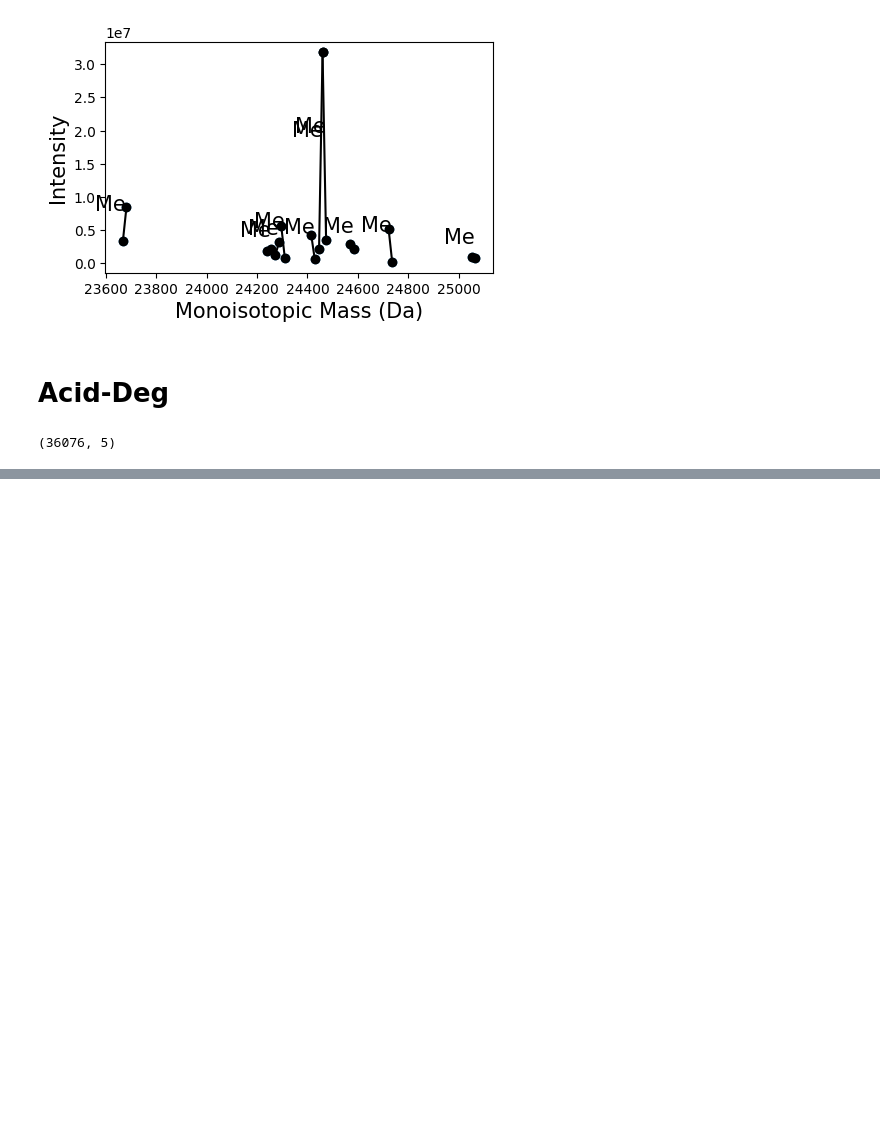
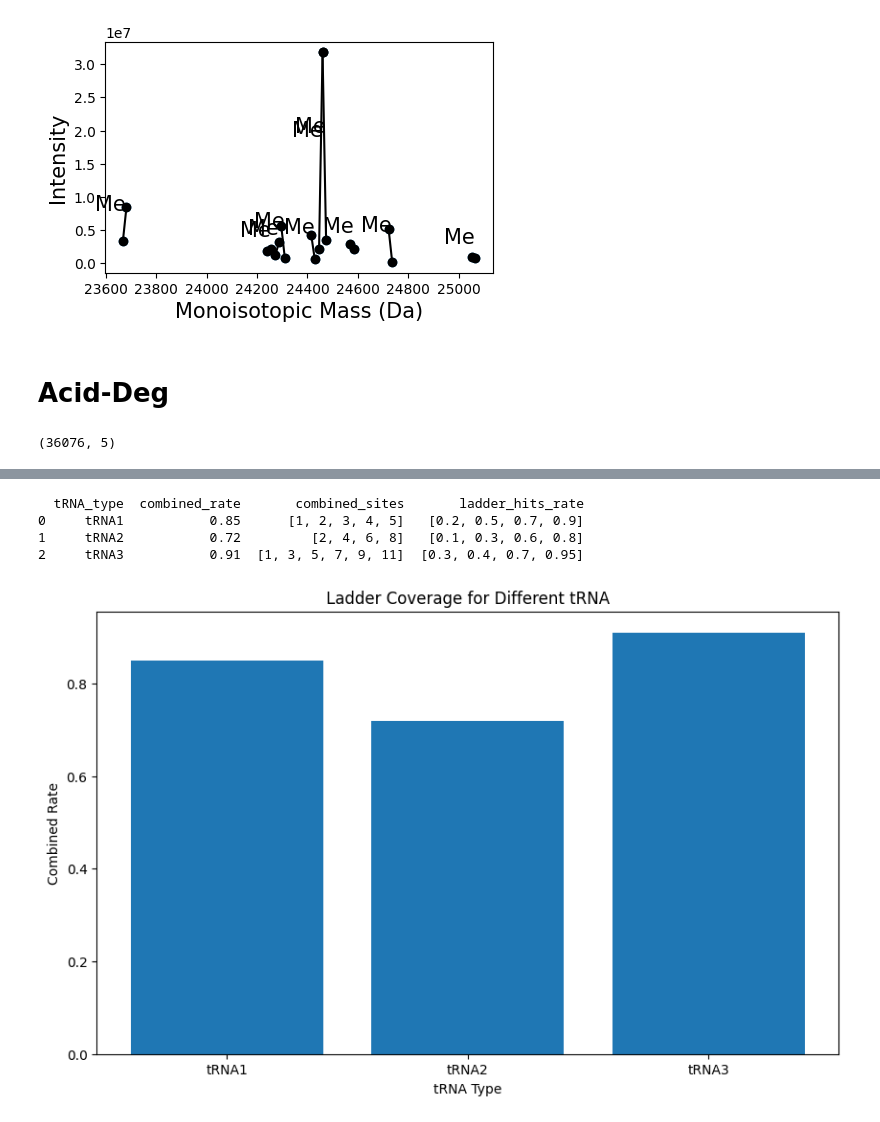
Before and after one commit to yiminchen1999/MLC-Seq, a Jupyter notebook: examples/trna_total_analysis.ipynb, the cells around one changed output, grey strips where cells are left out. Drawn from its saved outputs; the diff is of its cells as text; code cells hidden in the pictures; blank space fills up the shorter version.

```diff
--- a/examples/trna_total_analysis.ipynb
+++ b/examples/trna_total_analysis.ipynb
@@ -317,0 +422,79 @@ for idx, row in df_lib.iterrows():
+# %%
+# prompt: can you write more code based on the current version code? i want some table plot for ladder coverage for different trna: from io import StringIO
+# rates = list()
+# df_lib = load_tRNA_library()
+# for idx, row in df_lib.iterrows():
+#     row = df_lib.loc[idx]
+#     data_row = [c for c in row[1:93] if c != '-']
+#     tRNA_type, *data_row = data_row
+#     rows = [data_row]
+#     dfm_grps = match_library_extended_ext(df_ad, df_lib, idx)
+#     combined_sites = list()
+#     for grp_id, dfm_grp in enumerate(dfm_grps): # [5´, 3´, 3´-CC, 3´-C]
+#         for dfm_idx, (dfm, dfm_label) in enumerate(dfm_grp):
+#             dfm_tmp = dfm.copy()
+#             dfm_tmp = drop_dups(dfm_tmp)
+#             if grp_id == 1:
+#                 dfm_tmp.Mass = row['MassCCA'] - dfm_tmp.Mass
+#             if grp_id == 2:
+#                 dfm_tmp.Mass = row['MassCC'] - dfm_tmp.Mass
+#             if grp_id == 3:
+#                 dfm_tmp.Mass = row['MassC'] - dfm_tmp.Mass
+#             sites = dfm_tmp.Mass//320
+#             combined_sites.extend(sites)
+#             break
+#     depth_sites = combined_sites.copy()
+#     combined_sites = set(combined_sites)
+#     combined_sites = [i for i in combined_sites if i > 0]
+#     combined_rate = len(combined_sites)/len(data_row)
+#     #  Ladder Coverage
+#     ladder_hits = [len(dfm_grp[0][0]) for dfm_grp in dfm_grps]
+#     ladder_hits_rate = [h/len(data_row) for h in ladder_hits]
+#     pie_rates = [[1-r, r] for r in ladder_hits_rate]
+#     print(idx+1, tRNA_type, f"{combined_rate:.2f}", combined_sites)
+
+import pandas as pd
+
+# Assuming 'rates' is a list where each element is a list
+# containing data for a tRNA.  The structure should be:
+# rates = [[tRNA_type, combined_rate, combined_sites, ladder_hits_rate], ...]
+# Replace this with your actual 'rates' data.
+
+
+# Example data (replace with your actual rates data)
+rates = [
+    ["tRNA1", 0.85, [1, 2, 3, 4, 5], [0.2, 0.5, 0.7, 0.9]],
+    ["tRNA2", 0.72, [2, 4, 6, 8], [0.1, 0.3, 0.6, 0.8]],
+    ["tRNA3", 0.91, [1, 3, 5, 7, 9, 11], [0.3, 0.4, 0.7, 0.95]],
+]
+
+
+# Create a DataFrame from the 'rates' data
+df_rates = pd.DataFrame(rates, columns=['tRNA_type', 'combined_rate', 'combined_sites', 'ladder_hits_rate'])
+
+# Display the table
+print(df_rates)
+
+#Optional:  Plot the data using matplotlib (or another plotting library)
+import matplotlib.pyplot as plt
+plt.figure(figsize=(10,6))
+plt.bar(df_rates['tRNA_type'], df_rates['combined_rate'])
+plt.xlabel("tRNA Type")
+plt.ylabel("Combined Rate")
+plt.title("Ladder Coverage for Different tRNA")
+plt.show()
+
+# For a more detailed table with ladder_hits_rate:
+# You can display the ladder hits rates in different columns
+
+# Example: Split ladder_hits_rate into separate columns
+df_ladder_rates = pd.DataFrame(df_rates['ladder_hits_rate'].tolist(), columns=['Ladder1', 'Ladder2', 'Ladder3', 'Ladder4'])
+df_rates = pd.concat([df_rates, df_ladder_rates], axis=1).drop('ladder_hits_rate',axis=1)
+
+df_rates
+# %% [output]
+  tRNA_type  combined_rate       combined_sites       ladder_hits_rate
+0     tRNA1           0.85      [1, 2, 3, 4, 5]   [0.2, 0.5, 0.7, 0.9]
+1     tRNA2           0.72         [2, 4, 6, 8]   [0.1, 0.3, 0.6, 0.8]
+2     tRNA3           0.91  [1, 3, 5, 7, 9, 11]  [0.3, 0.4, 0.7, 0.95]
+[figure, added]
```
Also changed, not shown: parts of 9 cells of this notebook.
